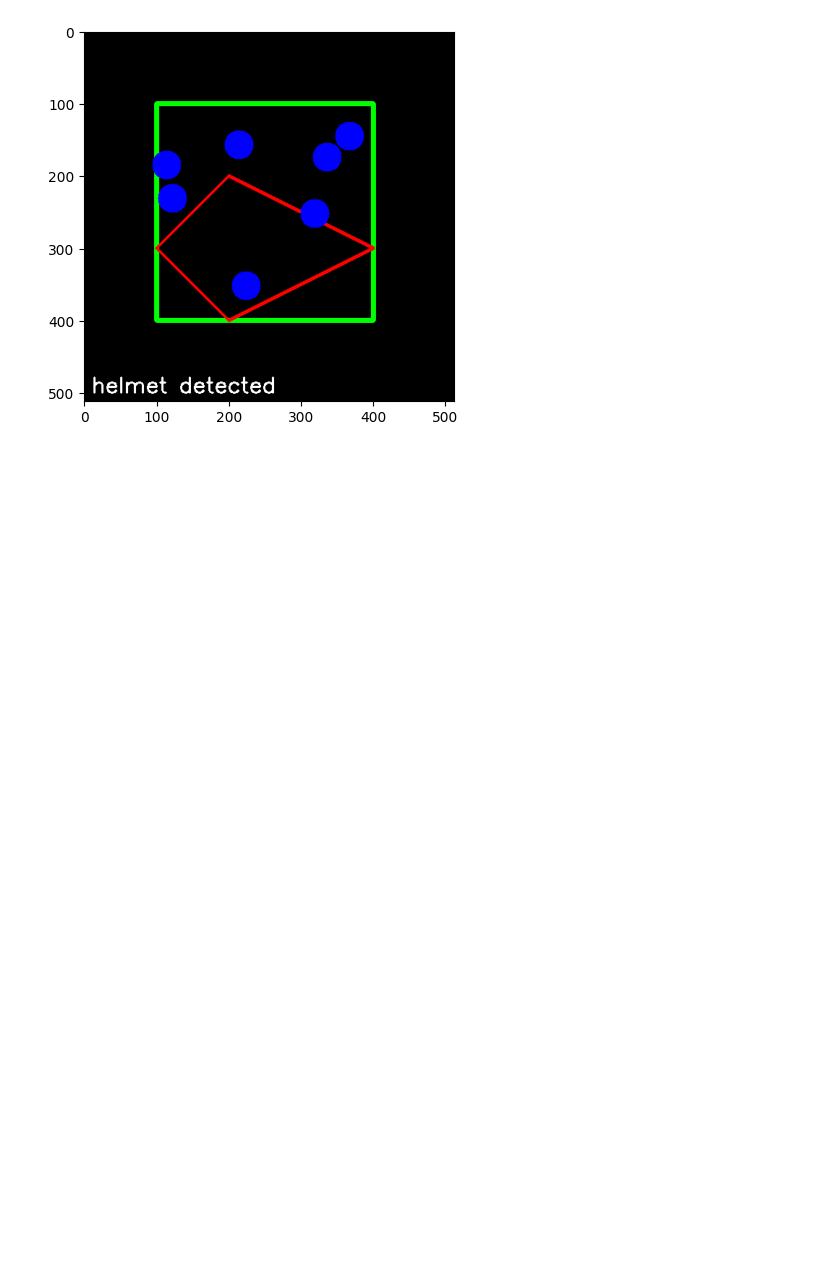
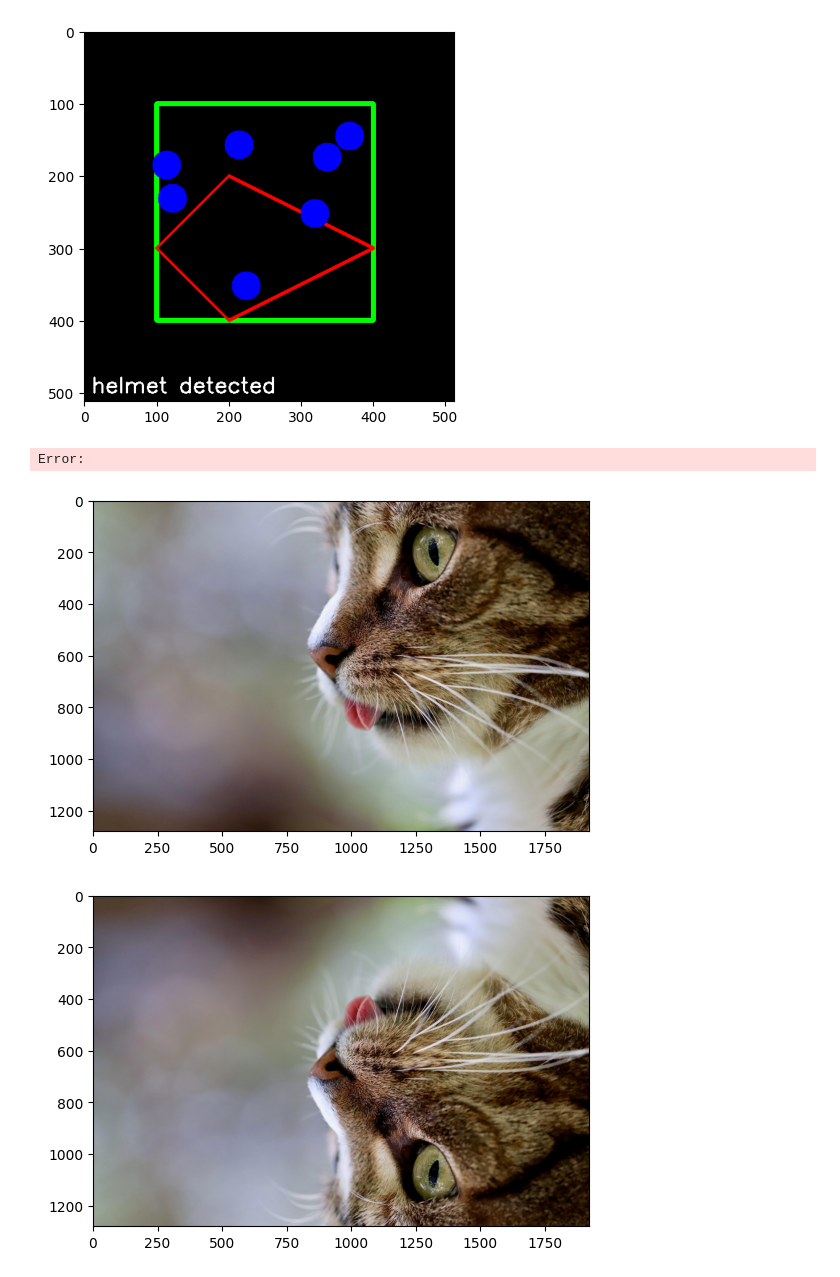
Before and after one commit to sevilkhojasteh/open-cv, a Jupyter notebook: learn.ipynb, the cells around one changed output. Drawn from its saved outputs; the diff is of its cells as text; code cells hidden in the pictures; blank space fills up the shorter version.

Commit message:
image basics

```diff
--- a/learn.ipynb
+++ b/learn.ipynb
@@ -235,3 +235,41 @@ cv2.destroyAllWindows() # Close the window
 [figure]
 [figure]
 [figure]
+# %%
+# The drag-and_Drop Rectangle
+# We need to track two points: the starting point (where the mouse button is pressed down
+# and the ending point (where the mouse button is released). We also need to track whether the mouse button is currently being held down (dragging).
+
+# --- 1. GLOBALS
+drawing = False #True if mouse is pressed
+ix, iy = -1, -1 # Initial x,y coordinates of the mouse
+
+# --- 2. MOUSE CALLBACK FUNCTION
+def draw_rectangle(event, x, y, flags, param):
+    global ix, iy, drawing # Use the global variables defined above
+    if event == cv2.EVENT_LBUTTONDOWN: # When the left mouse button is pressed down
+        drawing = True # Start drawing
+        ix, iy = x, y # Record the initial coordinates
+    elif event == cv2.EVENT_MOUSEMOVE: # When the mouse is moved
+        if drawing: # If we are currently drawing (mouse button is held down)
+            pass
+    elif event == cv2.EVENT_LBUTTONUP: # When the left mouse button is released
+        drawing = False # Stop drawing
+        cv2.rectangle(img, (ix, iy), (x, y), (0, 255, 0), thickness=2) # Draw the final rectangle on the original image
+
+# --- 3. SETUP WINDOW AND CALLBACK
+img = np.zeros((512, 512, 3), dtype=np.uint8) # Create a blank black image
+cv2.namedWindow('image') # Create a window named 'image'
+cv2.setMouseCallback('image', draw_rectangle) # Set the mouse callback function to our draw_rectangle function
+
+# --- 4. MAIN LOOP
+while True:
+    cv2.imshow('image', img) # Display the image in the window
+    if cv2.waitKey(1) & 0xFF == ord('q'): # Wait for the 'q' key to be pressed to exit
+        break
+
+cv2.destroyAllWindows() # Close the window
+for i in range(5):
+    cv2.waitKey(1)
+# %% [output]
+Error:
@@ -237,0 +280,20 @@ cv2.destroyAllWindows() # Close the window
+# %%
+# flippinng an image
+# 0 means flipping around the x-axis (vertical flip)
+# 1 means flipping around the y-axis (horizontal flip)
+# -1 means flipping around both axes (vertical and horizontal flip)
+
+img = cv2.imread("./data/images/nennieinszweidrei-cat-5628953_1920.jpg")
+img_rgb = cv2.cvtColor(img, cv2.COLOR_BGR2RGB)
+
+plt.imshow(img_rgb) # Display the original image
+plt.show() # Show the plot
+flipped_vertically = cv2.flip(img_rgb, 0) # Flip the image vertically
+flipped_horizontally = cv2.flip(img_rgb, 1) # Flip the image horizontally
+flipped_both = cv2.flip(img_rgb, -1) # Flip the image both
+
+plt.imshow(flipped_vertically) # Display the vertically flipped image
+plt.show()
+# %% [output]
+[figure, added]
+[figure, added]
```
Also changed, not shown: parts of 2 cells of this notebook, 2 other files.
